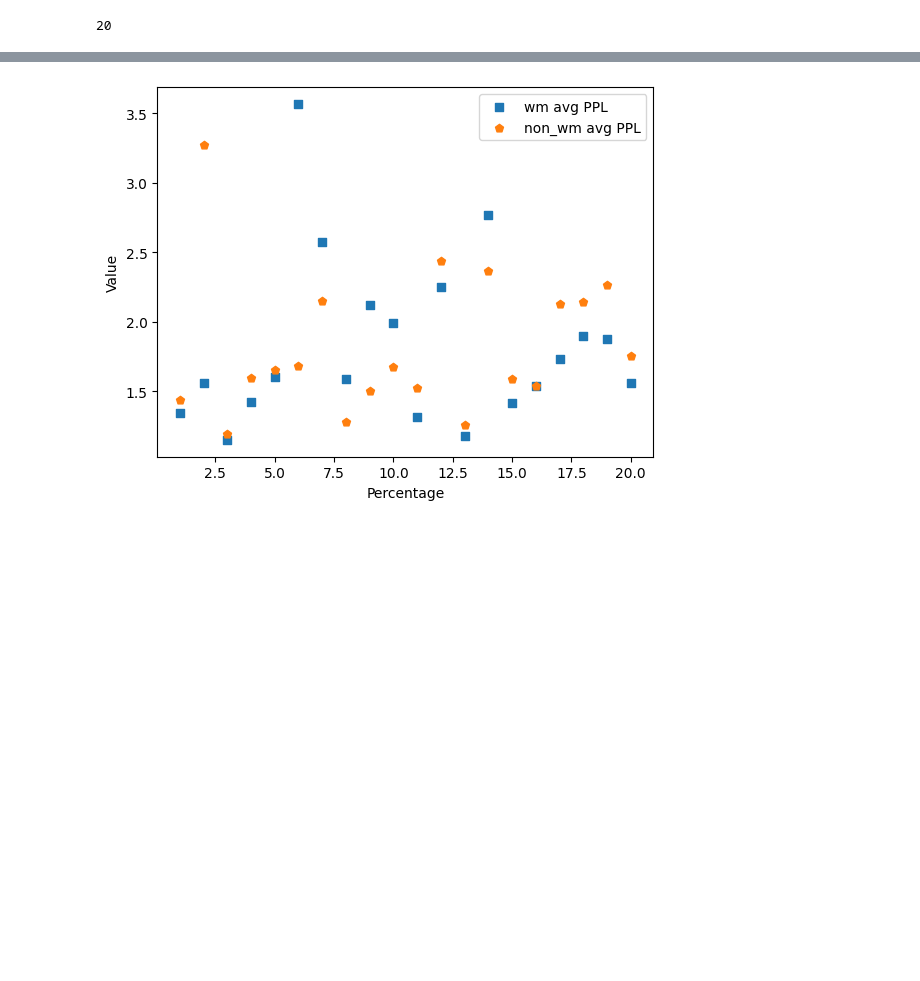
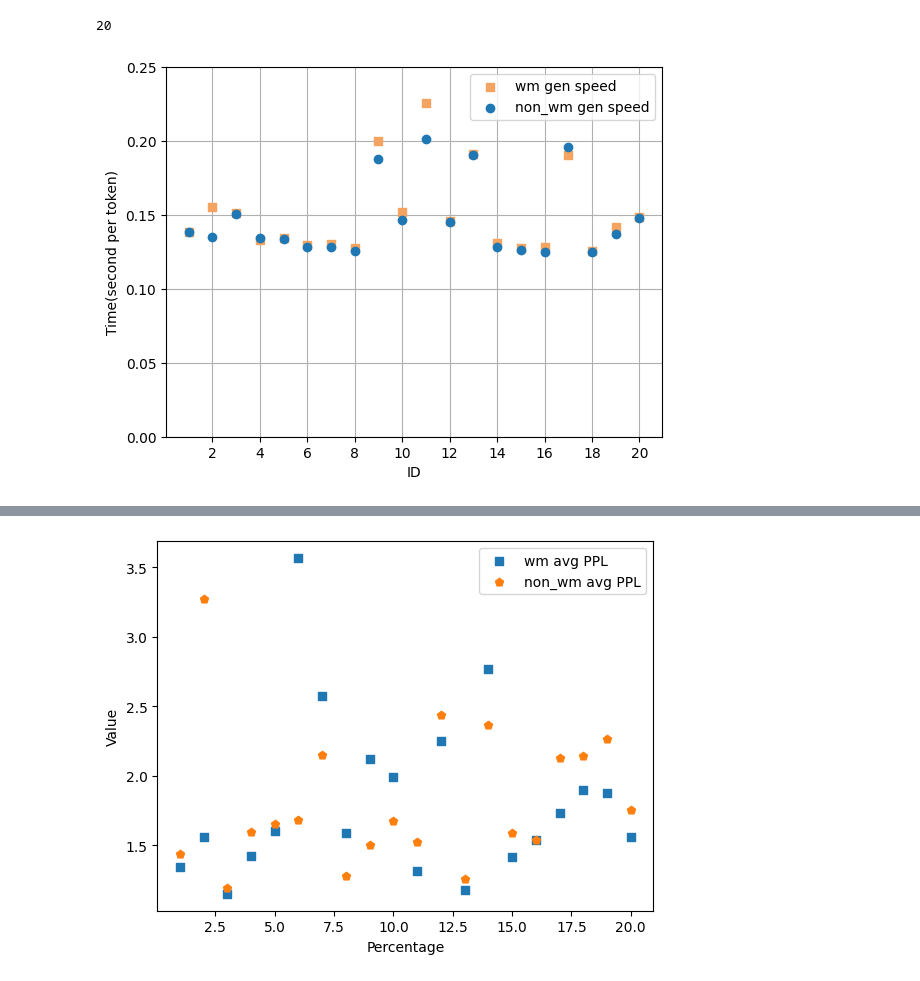
Before and after one commit to Stype0912/lm-watermarking, a Jupyter notebook: experiments/new/data_process.ipynb, the cells around one changed output, grey strips where cells are left out. Drawn from its saved outputs; the diff is of its cells as text; code cells hidden in the pictures; blank space fills up the shorter version.

```diff
--- a/experiments/new/data_process.ipynb
+++ b/experiments/new/data_process.ipynb
@@ -56,31 +64,36 @@ percentage[19]
 20
 # %%
 # 绘制散点图
-plt.scatter(percentage, w_bl_sec_per_tok_list, label="wm gen speed", marker="s", color='tab:blue')
-plt.scatter(percentage, no_bl_sec_per_tok_list, label="non_wm gen speed", marker="o", color='tab:red')
+plt.grid(zorder=1)
+plt.scatter(percentage, w_bl_sec_per_tok_list, label="wm gen speed", marker="s", color='sandybrown', zorder=100)
+plt.scatter(percentage, no_bl_sec_per_tok_list, label="non_wm gen speed", marker="o", color='tab:blue', zorder=100)
 # plt.scatter(percentage, w_bl_avg_loss, label="wm avg loss", marker="o")
 # plt.scatter(percentage, no_bl_avg_loss, label="non_wm avg loss", marker="D")
 
 x_major_locator=MultipleLocator(2)
 ax=plt.gca()
 #ax为两条坐标轴的实例
 ax.xaxis.set_major_locator(x_major_locator)
 #把x轴的主刻度设置为1的倍数
+
+plt.ylim((0, 0.25))
 
 # 设置图表标题和坐标轴标签
 # plt.title("Scatter Plot")
 plt.xlabel("ID")
 plt.ylabel("Time(second per token)")
 
 # 添加图例
 plt.legend()
 
 # plt.figure(figsize=(20, 20), dpi=600)
 
 # 显示图表
 # plt.show()
-
+# plt.grid()
 
 plt.savefig("gen_speed.png", dpi=300)
+# %% [output]
+[figure, added]
 # %%
 # 数据
```
Also changed, not shown: parts of 2 cells of this notebook, 3 other files.
